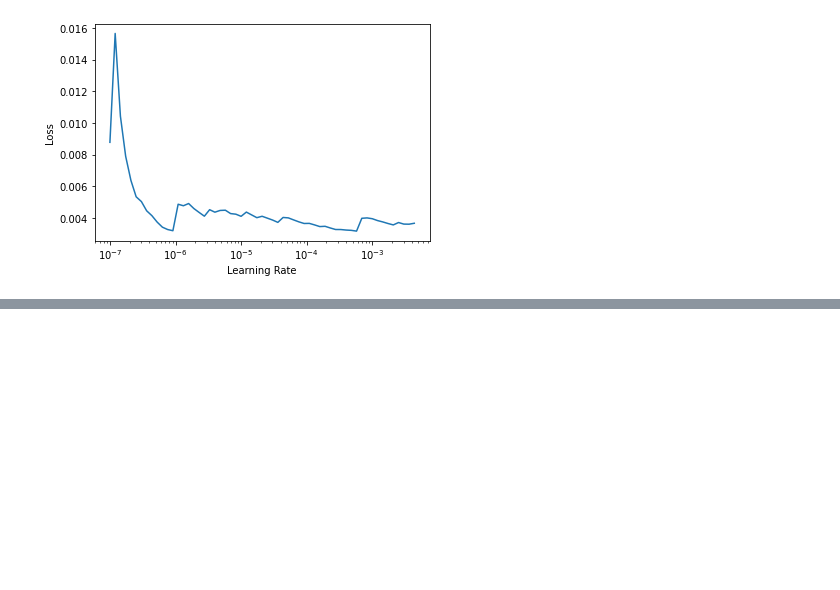
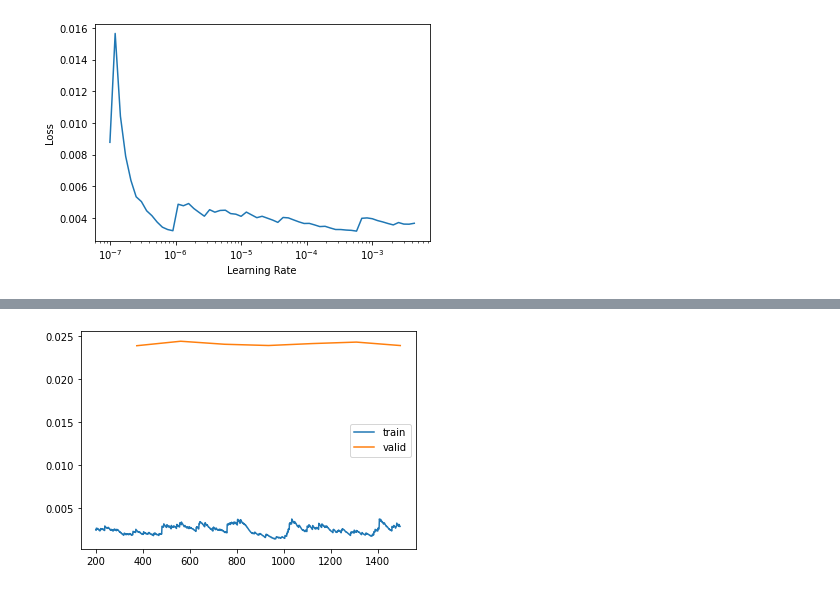
Before and after one commit to vtecftwy/fastbook, a Jupyter notebook: 04_mnist_full_dataset.ipynb, the cells around one changed output, grey strips where cells are left out. Saved outputs shown, nothing was run; the diff lists cells and outputs as text; code cells hidden in the pictures; blank space fills up the shorter version.

```diff
--- a/04_mnist_full_dataset.ipynb
+++ b/04_mnist_full_dataset.ipynb
@@ -289,0 +295,4 @@ learn_34_unt.fit_one_cycle(n_epoch=n, lr_max=lr)
+# %%
+learn_34_unt.recorder.plot_loss(skip_start=200)
+# %% [output]
+[figure, added]
```
Also changed, not shown: parts of 2 cells of this notebook.
